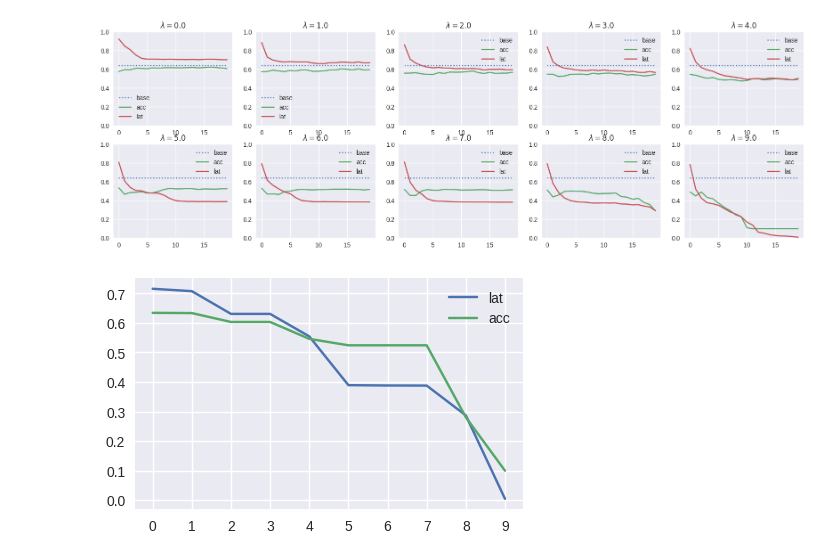
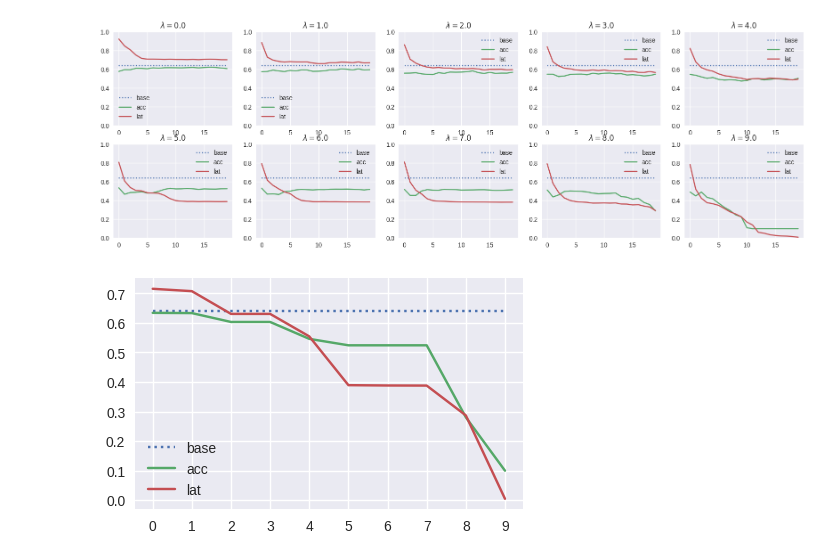
Before and after one commit to intsystems/2023-Problem-140, a Jupyter notebook: code/main_experiment.ipynb, the cells around one changed output. Drawn from its saved outputs; the diff is of its cells as text; code cells hidden in the pictures.

Commit message:
Add base accuracy. Print numerical results

```diff
--- a/code/main_experiment.ipynb
+++ b/code/main_experiment.ipynb
@@ -311,11 +311,12 @@ for lambd in lambd_grid:
 # %%
 plt.figure(figsize=(5,3))
 
 plt.xticks(list(range(10)))
+plt.plot(lambd_grid, [base_accuracy] * len(lambd_grid), label='base', ls=':')
+plt.plot(lambd_grid, accuracy_vs_lambda, label='acc')
 plt.plot(lambd_grid, latency_vs_lambda, label='lat')
-plt.plot(lambd_grid, accuracy_vs_lambda, label='acc')
 plt.legend()
 
 plt.savefig(f'{figures}/lat&acc-lambd.pdf', bbox_inches='tight')
 # %% [output]
-[figure, old version]
+[figure, new version]
```
Also changed, not shown: parts of 2 cells of this notebook.
